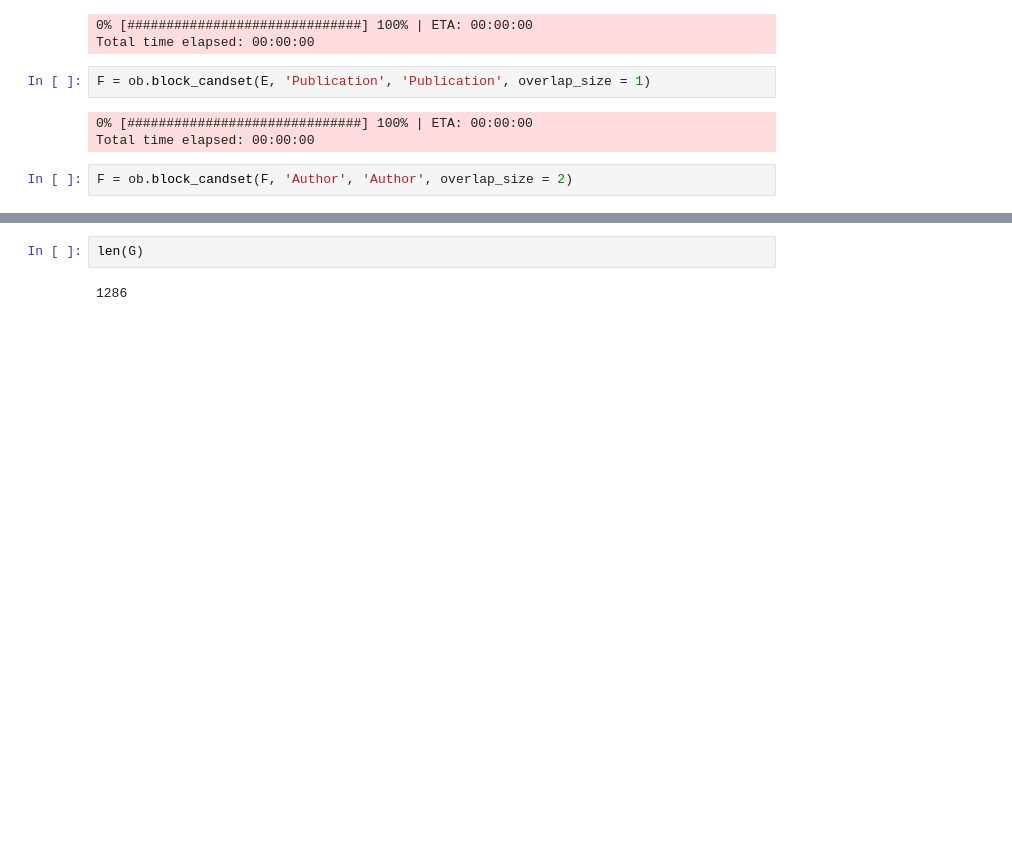
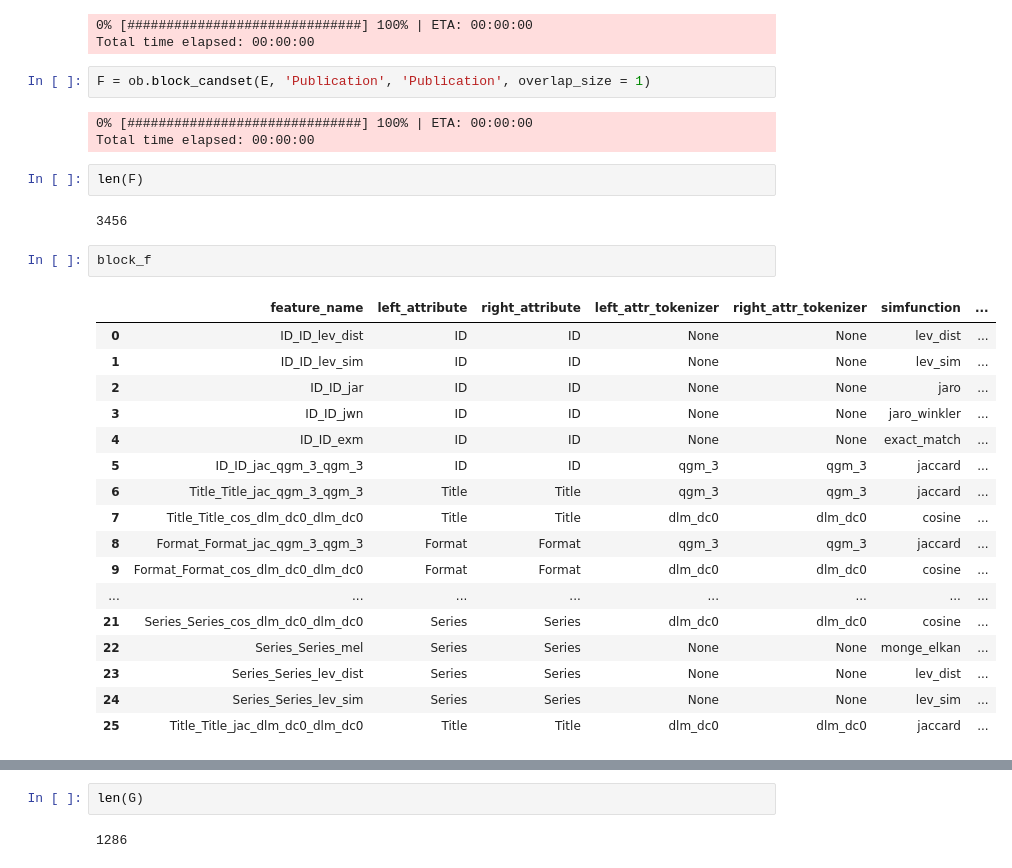
Before and after one commit to iphyer/CS839_DataScience_ClassProject, a Jupyter notebook: stage3/code/blocker.ipynb, the cells around one changed output, grey strips where cells are left out. Cells and saved outputs as stored; diff of their text form; blank space fills up the shorter version.

```diff
--- a/stage3/code/blocker.ipynb
+++ b/stage3/code/blocker.ipynb
@@ -74,8 +97,30 @@ F = ob.block_candset(E, 'Publication', 'Publication', overlap_size = 1)
 # %% [output]
 0% [##############################] 100% | ETA: 00:00:00
 Total time elapsed: 00:00:00
-# %%
-F = ob.block_candset(F, 'Author', 'Author', overlap_size = 2)
+# %%
+len(F)
+# %% [output]
+3456
+# %%
+block_f
+# %% [output]
+|  | feature_name | left_attribute | right_attribute | left_attr_tokenizer | right_attr_tokenizer | simfunction | ... |
+| 0 | ID_ID_lev_dist | ID | ID | None | None | lev_dist | ... |
+| 1 | ID_ID_lev_sim | ID | ID | None | None | lev_sim | ... |
+| 2 | ID_ID_jar | ID | ID | None | None | jaro | ... |
+| 3 | ID_ID_jwn | ID | ID | None | None | jaro_winkler | ... |
+| 4 | ID_ID_exm | ID | ID | None | None | exact_match | ... |
+| 5 | ID_ID_jac_qgm_3_qgm_3 | ID | ID | qgm_3 | qgm_3 | jaccard | ... |
+| 6 | Title_Title_jac_qgm_3_qgm_3 | Title | Title | qgm_3 | qgm_3 | jaccard | ... |
+| 7 | Title_Title_cos_dlm_dc0_dlm_dc0 | Title | Title | dlm_dc0 | dlm_dc0 | cosine | ... |
+| 8 | Format_Format_jac_qgm_3_qgm_3 | Format | Format | qgm_3 | qgm_3 | jaccard | ... |
+| 9 | Format_Format_cos_dlm_dc0_dlm_dc0 | Format | Format | dlm_dc0 | dlm_dc0 | cosine | ... |
+| ... | ... | ... | ... | ... | ... | ... | ... |
+| 21 | Series_Series_cos_dlm_dc0_dlm_dc0 | Series | Series | dlm_dc0 | dlm_dc0 | cosine | ... |
+| 22 | Series_Series_mel | Series | Series | None | None | monge_elkan | ... |
+| 23 | Series_Series_lev_dist | Series | Series | None | None | lev_dist | ... |
+| 24 | Series_Series_lev_sim | Series | Series | None | None | lev_sim | ... |
+| 25 | Title_Title_jac_dlm_dc0_dlm_dc0 | Title | Title | dlm_dc0 | dlm_dc0 | jaccard | ... |
 # %%
 rule1 = ['Title_Title_jac_dlm_dc0_dlm_dc0(ltuple, rtuple) < 0.5']
 rb = em.RuleBasedBlocker()
```
Also changed, not shown: parts of 31 cells of this notebook.
